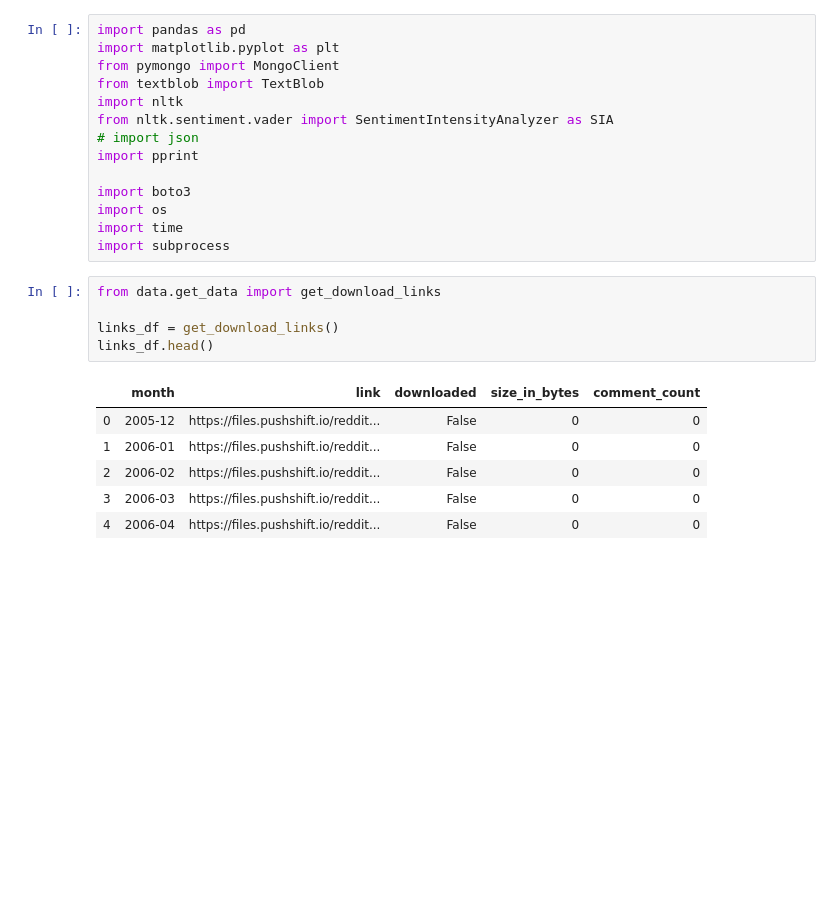
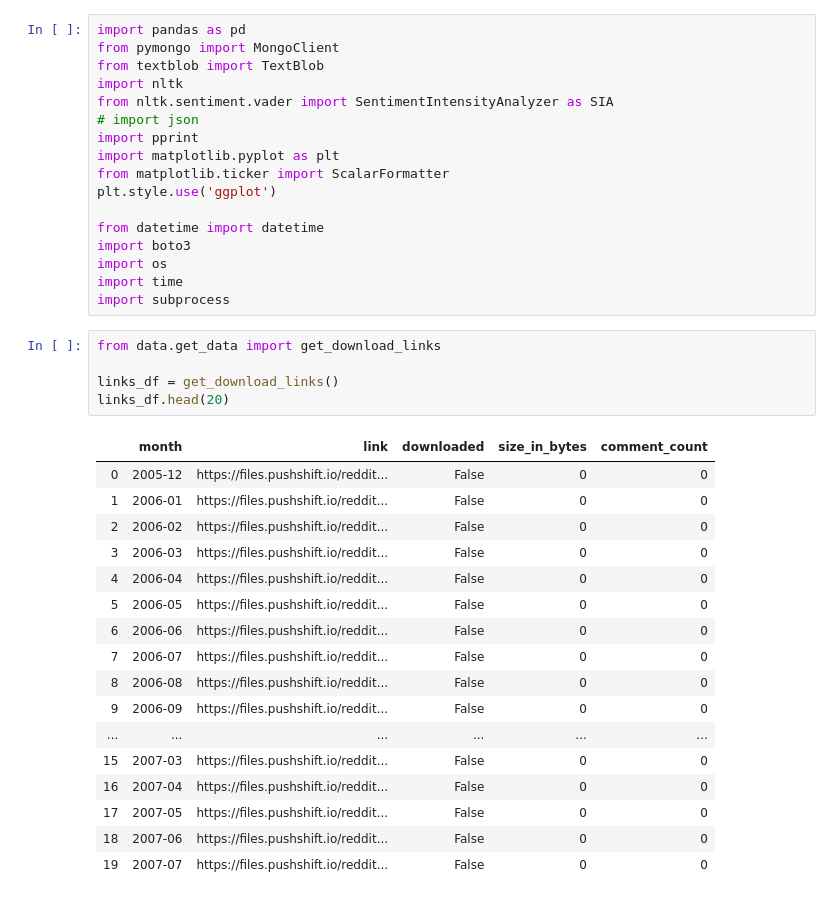
Before and after one commit to AustinPenner/Political-Polarization-on-Reddit, a Jupyter notebook: first_pass_sentiment_analysis.ipynb, the cells around one changed output. Drawn from its saved outputs; the diff is of its cells as text; blank space fills up the shorter version.

```diff
--- a/first_pass_sentiment_analysis.ipynb
+++ b/first_pass_sentiment_analysis.ipynb
@@ -1,13 +1,16 @@
 # %%
 import pandas as pd
-import matplotlib.pyplot as plt
 from pymongo import MongoClient
 from textblob import TextBlob
 import nltk
 from nltk.sentiment.vader import SentimentIntensityAnalyzer as SIA
 # import json
 import pprint
+import matplotlib.pyplot as plt
+from matplotlib.ticker import ScalarFormatter
+plt.style.use('ggplot')
 
+from datetime import datetime
 import boto3
 import os
 import time
@@ -15,15 +18,26 @@ import subprocess
 # %%
 from data.get_data import get_download_links
 
 links_df = get_download_links()
-links_df.head()
+links_df.head(20)
 # %% [output]
 |  | month | link | downloaded | size_in_bytes | comment_count |
 | 0 | 2005-12 | https://files.pushshift.io/reddit... | False | 0 | 0 |
 | 1 | 2006-01 | https://files.pushshift.io/reddit... | False | 0 | 0 |
 | 2 | 2006-02 | https://files.pushshift.io/reddit... | False | 0 | 0 |
 | 3 | 2006-03 | https://files.pushshift.io/reddit... | False | 0 | 0 |
 | 4 | 2006-04 | https://files.pushshift.io/reddit... | False | 0 | 0 |
+| 5 | 2006-05 | https://files.pushshift.io/reddit... | False | 0 | 0 |
+| 6 | 2006-06 | https://files.pushshift.io/reddit... | False | 0 | 0 |
+| 7 | 2006-07 | https://files.pushshift.io/reddit... | False | 0 | 0 |
+| 8 | 2006-08 | https://files.pushshift.io/reddit... | False | 0 | 0 |
+| 9 | 2006-09 | https://files.pushshift.io/reddit... | False | 0 | 0 |
+| ... | ... | ... | ... | ... | ... |
+| 15 | 2007-03 | https://files.pushshift.io/reddit... | False | 0 | 0 |
+| 16 | 2007-04 | https://files.pushshift.io/reddit... | False | 0 | 0 |
+| 17 | 2007-05 | https://files.pushshift.io/reddit... | False | 0 | 0 |
+| 18 | 2007-06 | https://files.pushshift.io/reddit... | False | 0 | 0 |
+| 19 | 2007-07 | https://files.pushshift.io/reddit... | False | 0 | 0 |
 # %%
 def calculate_polarity(month):
     """Calculate the polarity of each comment within a month. Update mongodb
```
Also changed, not shown: parts of 8 cells of this notebook.
